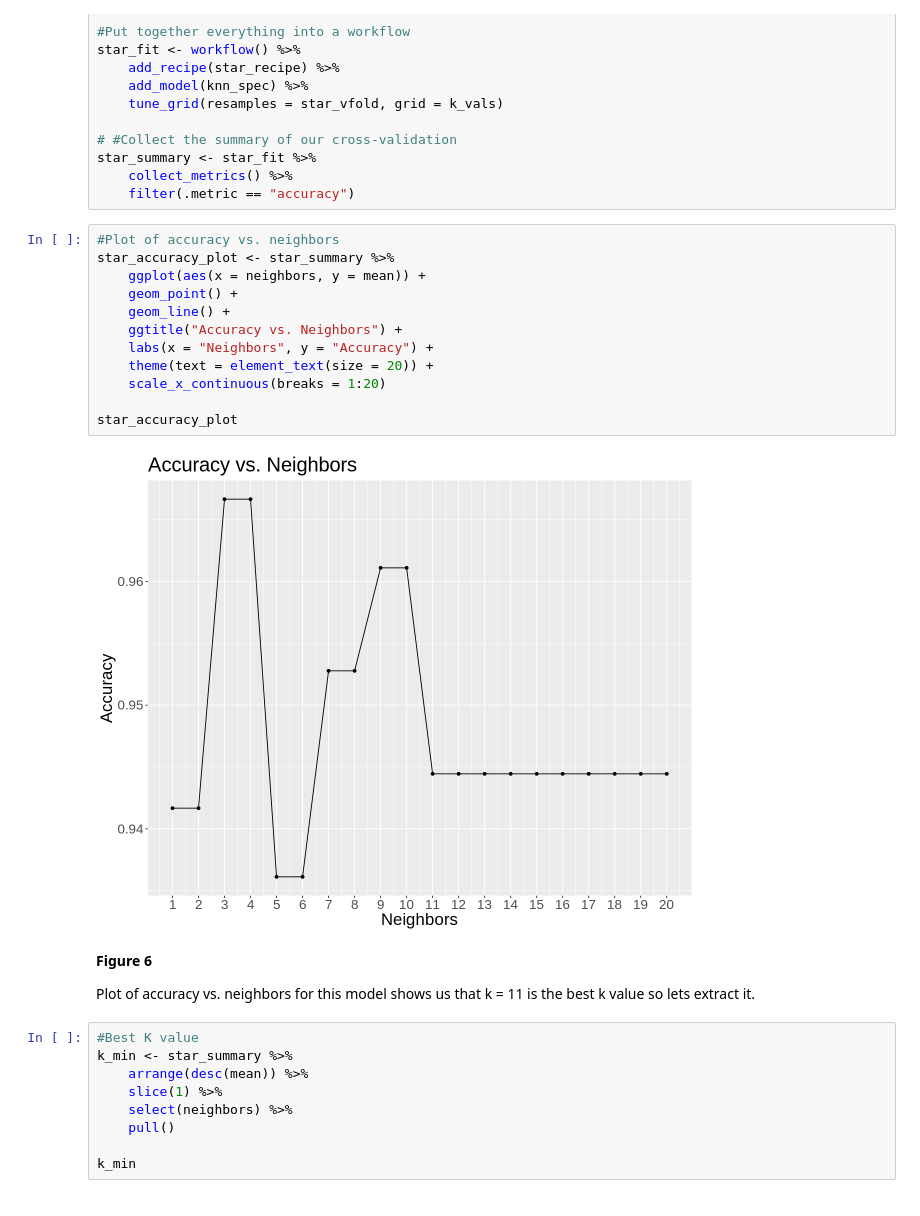
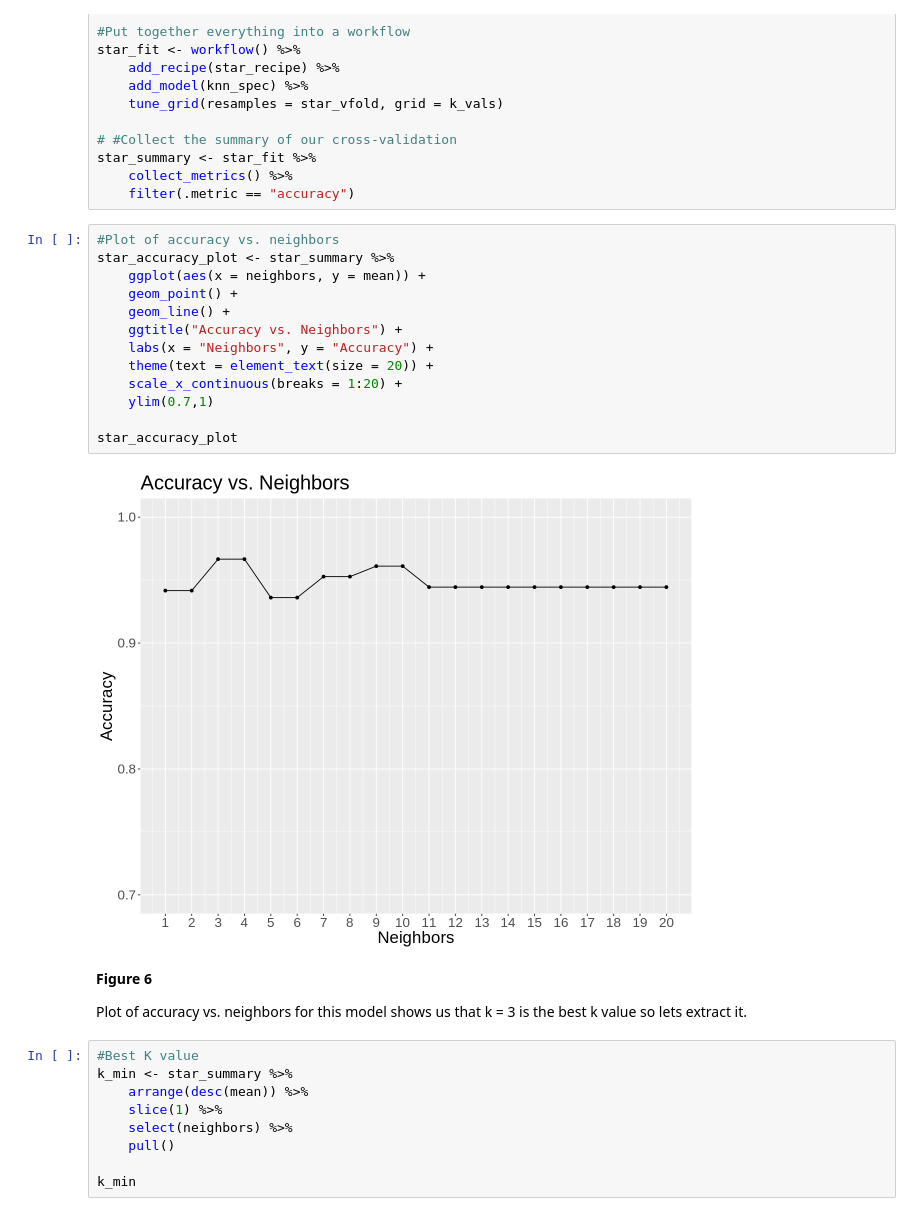
Before and after one commit to KarnS1o3/DSCI-project, a Jupyter notebook: Final_Report.ipynb, the cells around one changed output. Saved outputs shown, nothing was run; the diff lists cells and outputs as text.

```diff
--- a/Final_Report.ipynb
+++ b/Final_Report.ipynb
@@ -318,21 +337,22 @@ star_summary <- star_fit %>%
 # %%
 #Plot of accuracy vs. neighbors
 star_accuracy_plot <- star_summary %>%
     ggplot(aes(x = neighbors, y = mean)) +
     geom_point() +
     geom_line() +
     ggtitle("Accuracy vs. Neighbors") +
     labs(x = "Neighbors", y = "Accuracy") +
     theme(text = element_text(size = 20)) +
-    scale_x_continuous(breaks = 1:20)
+    scale_x_continuous(breaks = 1:20) +
+    ylim(0.7,1)
 
 star_accuracy_plot
 # %% [output]
-[figure, old version]
+[figure, new version]
 # %% [markdown]
 **Figure 6**
 
-Plot of accuracy vs. neighbors for this model shows us that k = 11 is the best k value so lets extract it.
+Plot of accuracy vs. neighbors for this model shows us that k = 3 is the best k value so lets extract it.
 # %%
 #Best K value
 k_min <- star_summary %>%
```
Also changed, not shown: parts of 6 cells of this notebook.
